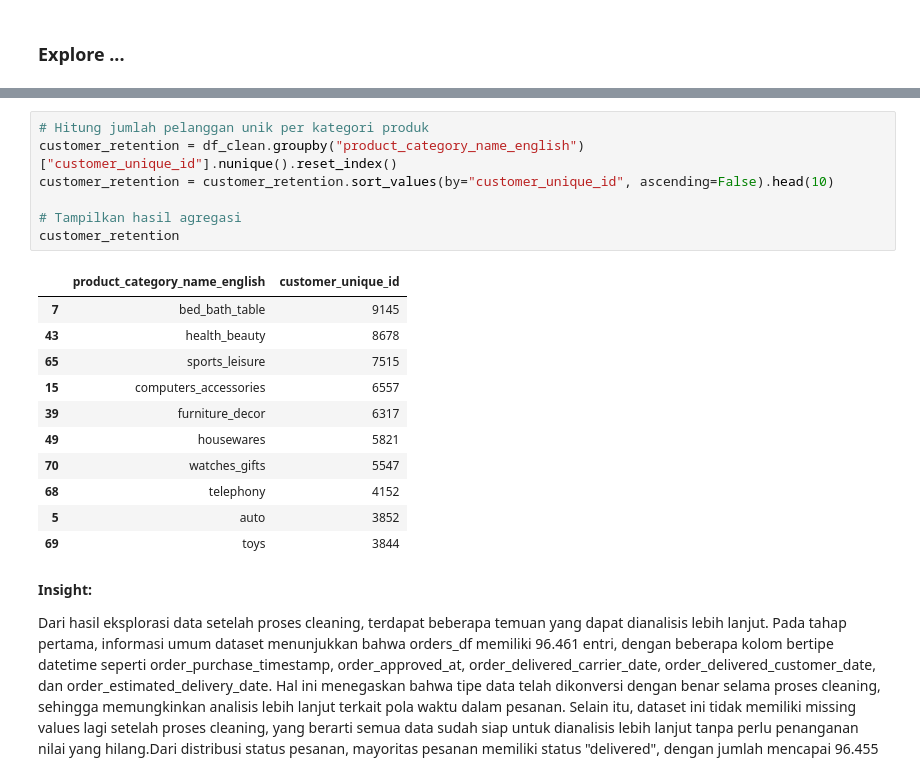
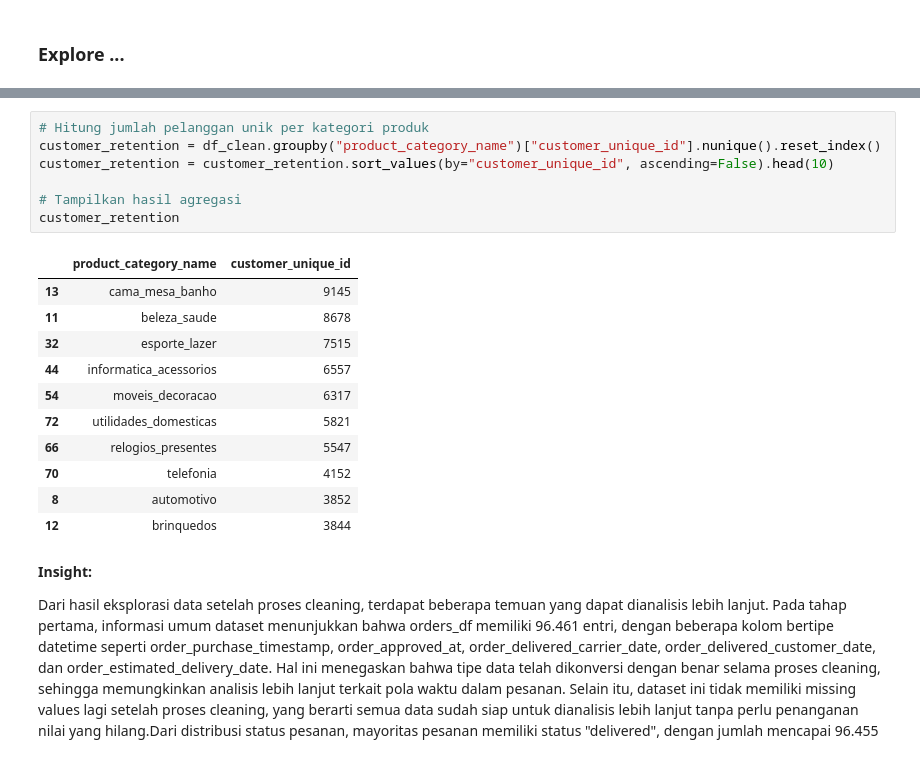
Before and after one commit to bhqialza/analisis-data, a Jupyter notebook: notebook.ipynb, the cells around one changed output, grey strips where cells are left out. Saved outputs shown, nothing was run; the diff lists cells and outputs as text.

```diff
--- a/notebook.ipynb
+++ b/notebook.ipynb
@@ -541,22 +573,22 @@ category_trend
 # %%
 # Hitung jumlah pelanggan unik per kategori produk
-customer_retention = df_clean.groupby("product_category_name_english")["customer_unique_id"].nunique().reset_index()
+customer_retention = df_clean.groupby("product_category_name")["customer_unique_id"].nunique().reset_index()
 customer_retention = customer_retention.sort_values(by="customer_unique_id", ascending=False).head(10)
 
 # Tampilkan hasil agregasi
 customer_retention
 # %% [output]
-|  | product_category_name_english | customer_unique_id |
-| 7 | bed_bath_table | 9145 |
-| 43 | health_beauty | 8678 |
-| 65 | sports_leisure | 7515 |
-| 15 | computers_accessories | 6557 |
-| 39 | furniture_decor | 6317 |
-| 49 | housewares | 5821 |
-| 70 | watches_gifts | 5547 |
-| 68 | telephony | 4152 |
-| 5 | auto | 3852 |
-| 69 | toys | 3844 |
+|  | product_category_name | customer_unique_id |
+| 13 | cama_mesa_banho | 9145 |
+| 11 | beleza_saude | 8678 |
+| 32 | esporte_lazer | 7515 |
+| 44 | informatica_acessorios | 6557 |
+| 54 | moveis_decoracao | 6317 |
+| 72 | utilidades_domesticas | 5821 |
+| 66 | relogios_presentes | 5547 |
+| 70 | telefonia | 4152 |
+| 8 | automotivo | 3852 |
+| 12 | brinquedos | 3844 |
 # %% [markdown]
 **Insight:**
 
```
Also changed, not shown: parts of 23 cells of this notebook, 4 other files.
